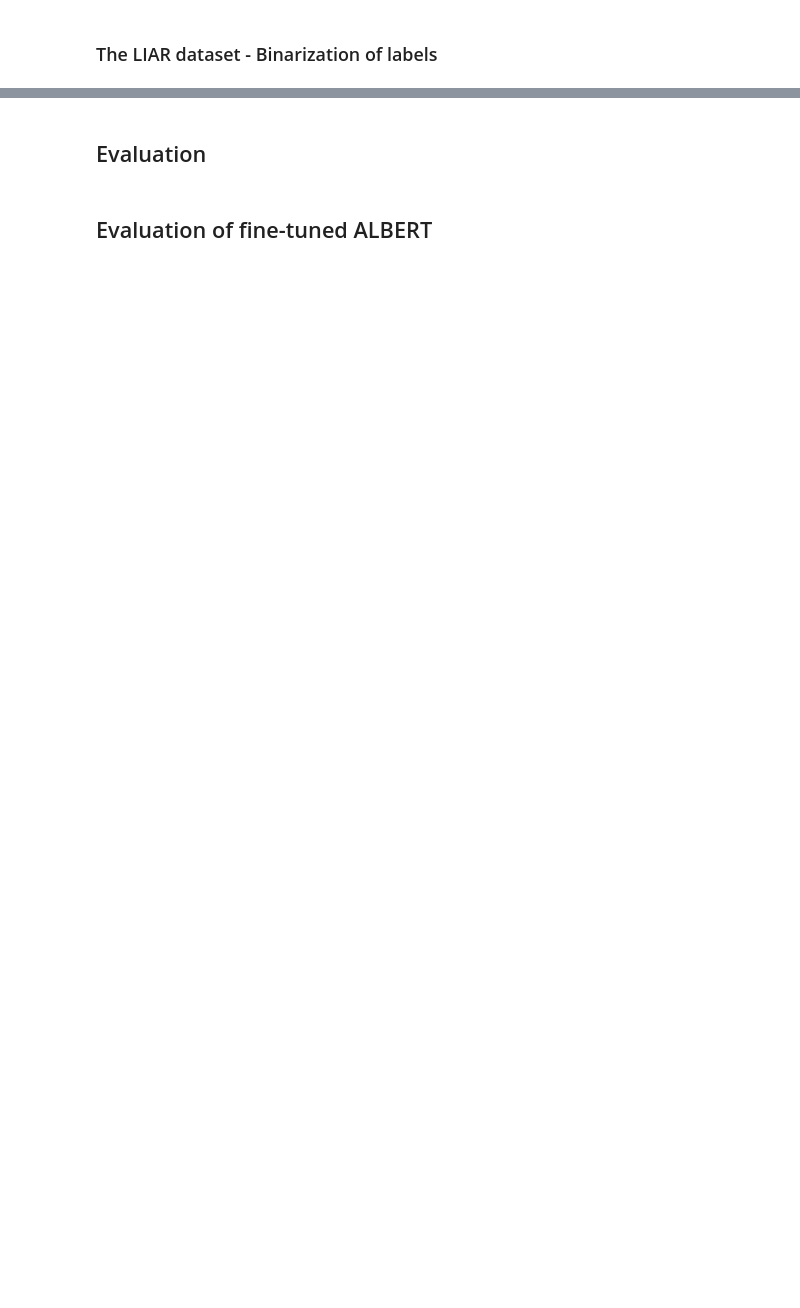
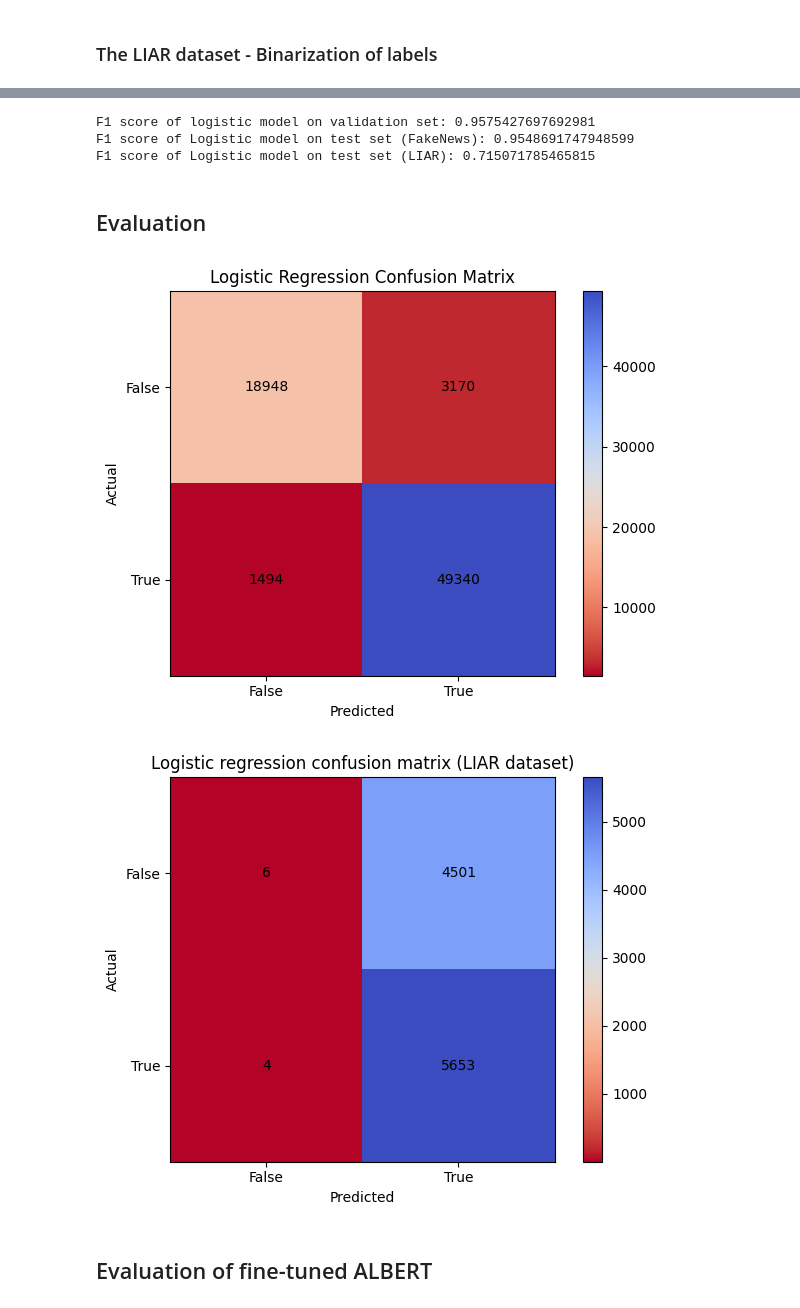
Before and after one commit to MikkelPraestegaard/GDS-final-assignment, a Jupyter notebook: Code.ipynb, the cells around one changed output, grey strips where cells are left out. Saved outputs shown, nothing was run; the diff lists cells and outputs as text; code cells hidden in the pictures; blank space fills up the shorter version.

```diff
--- a/Code.ipynb
+++ b/Code.ipynb
@@ -339,7 +403,7 @@ score_test = f1_score(y_test, preds_test)
 
 
 gc.collect()
-del features_logistic
+
 
 print(f'F1 score of logistic model on validation set: {score_val}')
 print(f'F1 score of Logistic model on test set (FakeNews): {score_test}')
@@ -348,41 +412,48 @@ print(f'F1 score of Logistic model on test set (FakeNews): {score_test}')
 preds_liar = logistic.predict(X_liar_logistic)
 score_liar = f1_score(y_liar, preds_liar)
 print(f'F1 score of Logistic model on test set (LIAR): {score_liar}')
+# %% [output]
+F1 score of logistic model on validation set: 0.9575427697692981
+F1 score of Logistic model on test set (FakeNews): 0.9548691747948599
+F1 score of Logistic model on test set (LIAR): 0.715071785465815
 # %% [markdown]
 ## Evaluation
 # %%
 
 
 #confusion matrix
 def plot_cm(y_true, y_pred, title):
     cm = confusion_matrix(y_true, y_pred)
 
     plt.figure()
-    plt.imshow(cm)
+    plt.imshow(cm,cmap="coolwarm_r")
     plt.title(title)
     plt.colorbar()
 
     labels = np.unique(y_true)
     tick_marks = np.arange(len(labels))
 
     plt.xticks(tick_marks, labels)
     plt.yticks(tick_marks, labels)
 
     for i in range(cm.shape[0]):
         for j in range(cm.shape[1]):
             plt.text(j, i, cm[i, j],
                      ha="center", va="center")
 
     plt.xlabel("Predicted")
     plt.ylabel("Actual")
     plt.tight_layout()
     plt.show()
 
 #logistic regression, fakenews dataset
-plot_cm(y_val, preds, "Logistic Regression Confusion Matrix")
+plot_cm(y_test, preds_test, "Logistic Regression Confusion Matrix")
 
 #logistic regression, liar dataset
 plot_cm(y_liar, preds_liar, "Logistic regression confusion matrix (LIAR dataset)")
+# %% [output]
+[figure, added]
+[figure, added]
 # %% [markdown]
 ## Evaluation of fine-tuned ALBERT
 # %%
```
Also changed, not shown: parts of 16 cells of this notebook.
